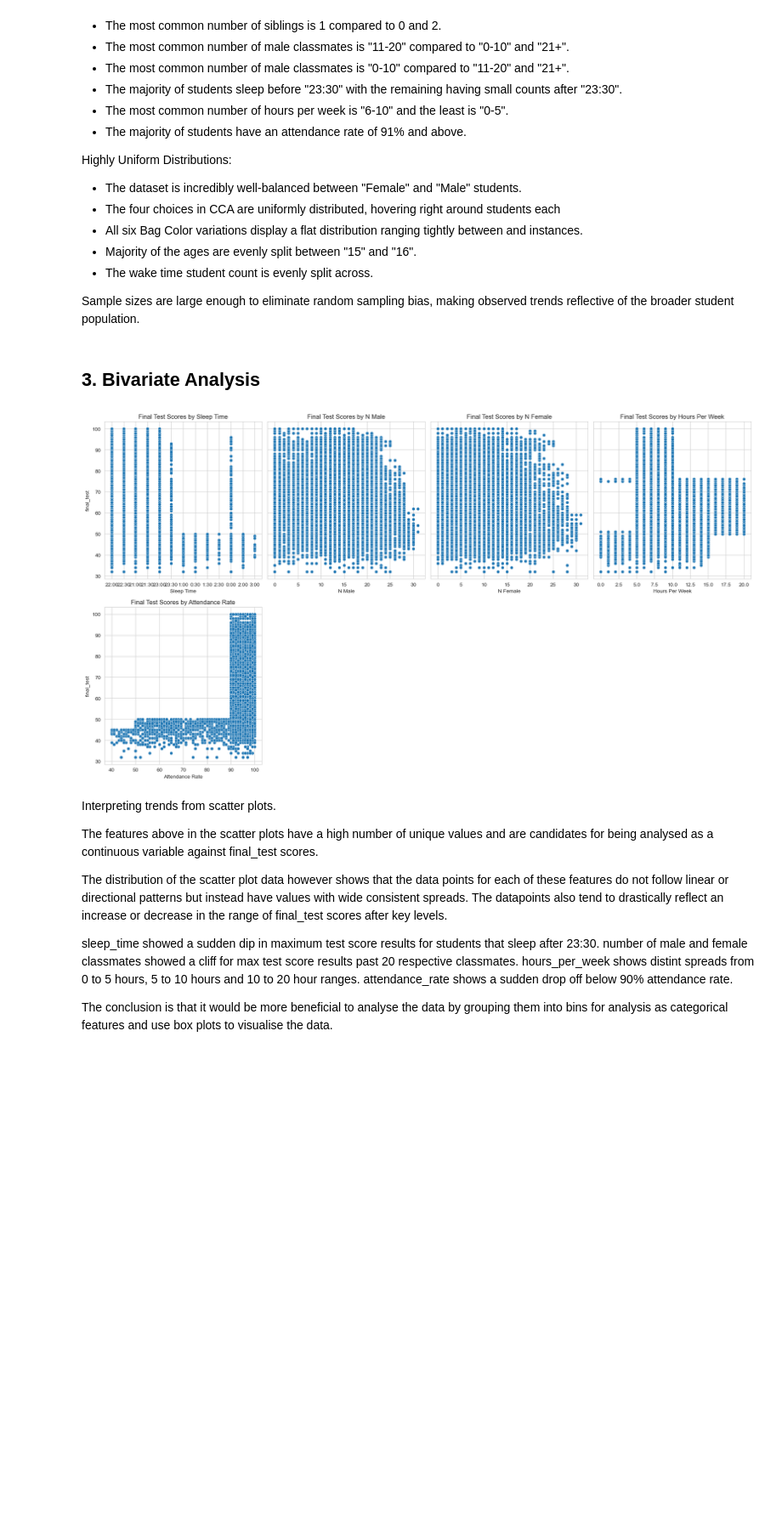
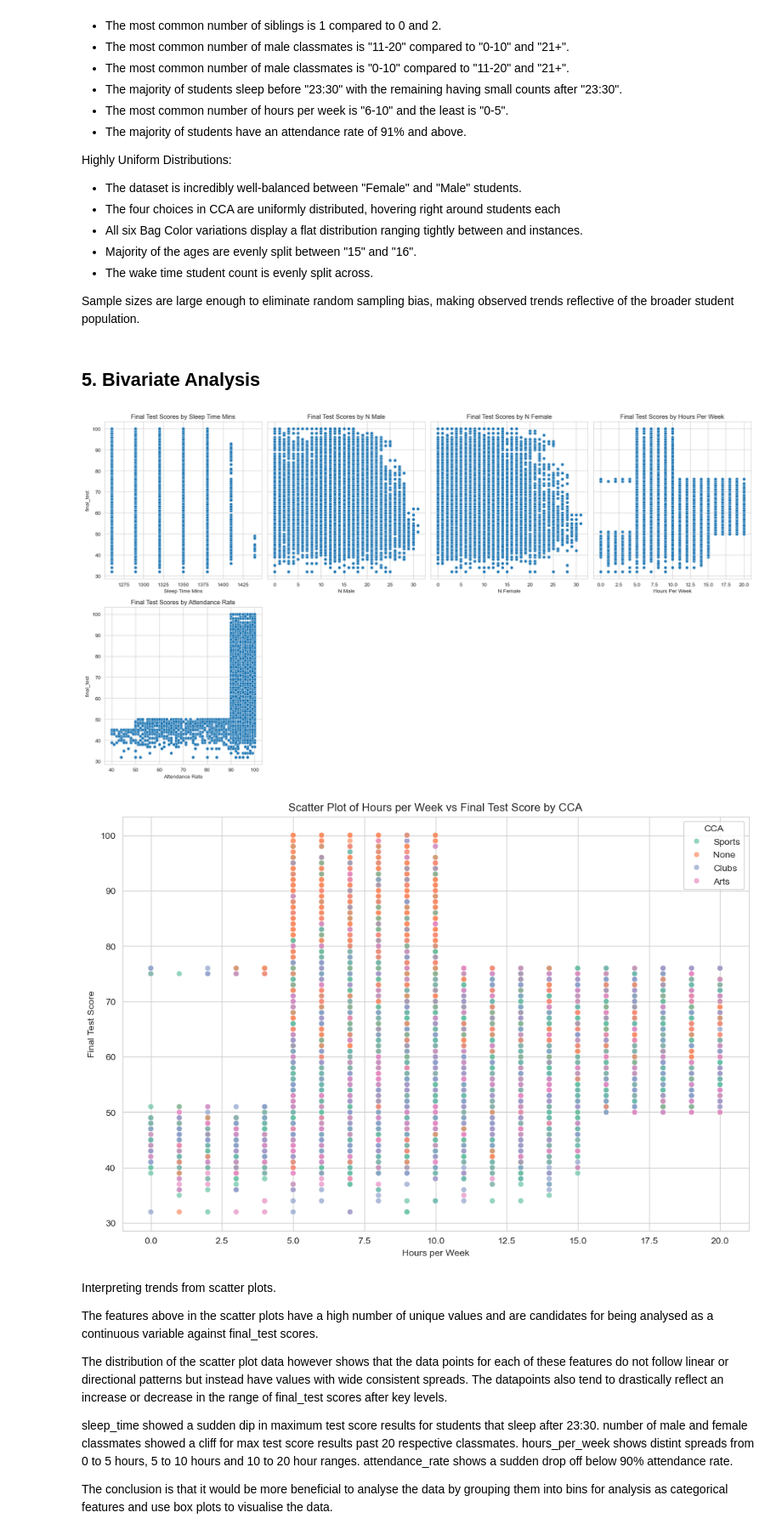
Before and after one commit to weirenong/aiap_mod3_chap7_self_practice, a Jupyter notebook: eda.ipynb, the cells around one changed output. Shown at 85% size. Drawn from its saved outputs; the diff is of its cells as text; code cells hidden in the pictures; blank space fills up the shorter version.

```diff
--- a/eda.ipynb
+++ b/eda.ipynb
@@ -196,0 +208,21 @@ For example, when doing 'df[col].method(value, inplace=True)', try using 'df.met
+# %%
+# Making sleep_time scalar, sleep_time_mins
+df_cleaned['sleep_time_mins'] = (
+    pd.to_datetime(df_cleaned['sleep_time'], format='%H:%M')
+    .dt.hour * 60 + pd.to_datetime(df_cleaned['sleep_time'], format='%H:%M')
+    .dt.minute)
+# Adding minutes to sleep_time_mins for values less than 1280 (21 hours and 20 minutes) to account for students sleeping past midnight
+df_cleaned.loc[df_cleaned['sleep_time_mins'] < 1260, 'sleep_time_mins'] += 1260
+
+# Create Bins for use in plots
+# Binned Number of Male/Female Classmates Count
+BINNING_CONFIG = {
+    "n_male": {"bins": [0, 10, 20, np.inf], "labels": ['0-10', '11-20', '21+']},
+    "n_female": {"bins": [0, 10, 20, np.inf], "labels": ['0-10', '11-20', '21+']},
+    "hours_per_week": {"bins": [0, 5, 10, 15, np.inf], "labels": ['0-5', '6-10', '11-15', '16+']},
+    "attendance_rate": {"bins": [30, 40, 50, 60, 70, 80, 90, np.inf], "labels": ['31-40', '41-50', '51-60', '61-70', '71-80', '81-90', '91+']}
+}
+
+# Create binned columns for the specified features
+for feature, config in BINNING_CONFIG.items():
+    df_cleaned[f"binned_{feature}"] = pd.cut(df[feature], bins=config["bins"], labels=config["labels"])
@@ -329,11 +352,11 @@ Highly Uniform Distributions:
 
 Sample sizes are large enough to eliminate random sampling bias, making observed trends reflective of the broader student population.
 # %% [markdown]
-## 3. Bivariate Analysis
+## 5. Bivariate Analysis
 # %%
 # Define features for scatter plot
 features_to_plot = [
-    "sleep_time",
+    "sleep_time_mins",
     "n_male",
     "n_female",
     "hours_per_week",
@@ -410,7 +433,21 @@ _plot_scatterplots(
     title_prefix="Final Test Scores by "
 )
 # %% [output]
-[figure, old version]
+[figure, new version]
+# %%
+# Set the aesthetic style of the scatter plots
+sns.set_style("whitegrid")
+
+# Scatter plot for floor area vs resale price with color encoding for flat type
+plt.figure(figsize=(12, 8))
+sns.scatterplot(x='hours_per_week', y='final_test', hue='CCA', data=df_cleaned, palette='Set2', alpha=0.7)
+plt.title('Scatter Plot of Hours per Week vs Final Test Score by CCA')
+plt.xlabel('Hours per Week')
+plt.ylabel('Final Test Score')
+plt.legend(title='CCA')
+plt.show()
+# %% [output]
+[figure, added]
 # %% [markdown]
 Interpreting trends from scatter plots.
 
```
Also changed, not shown: parts of 26 cells of this notebook.
